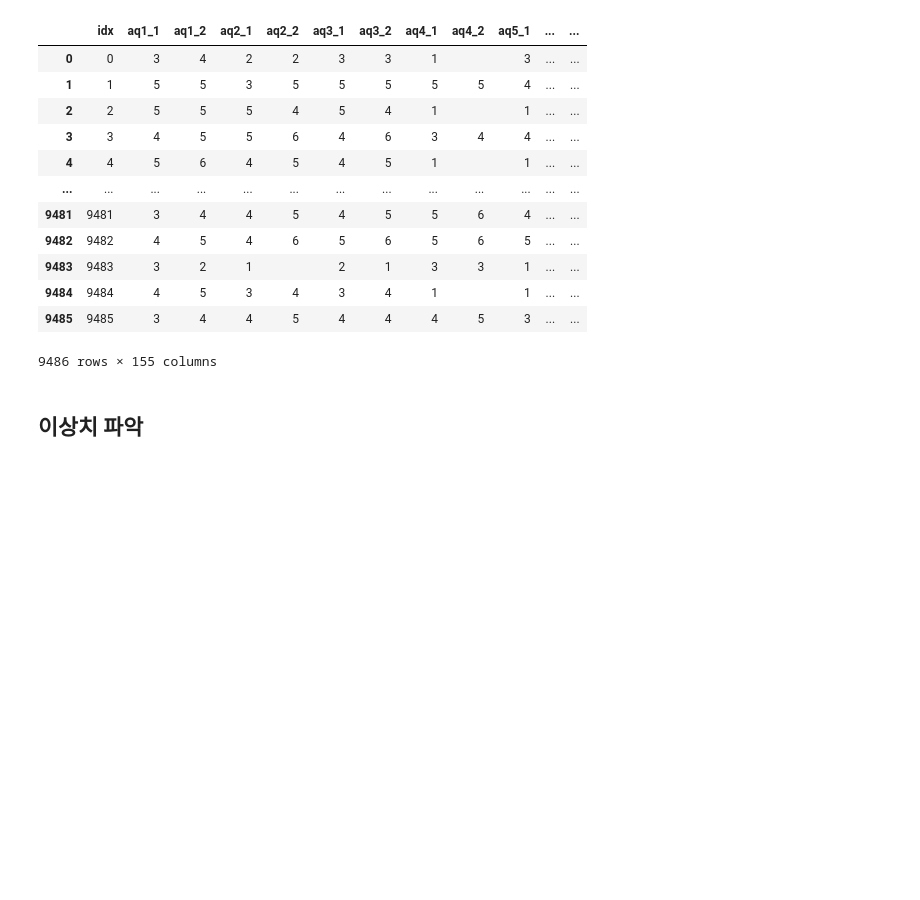
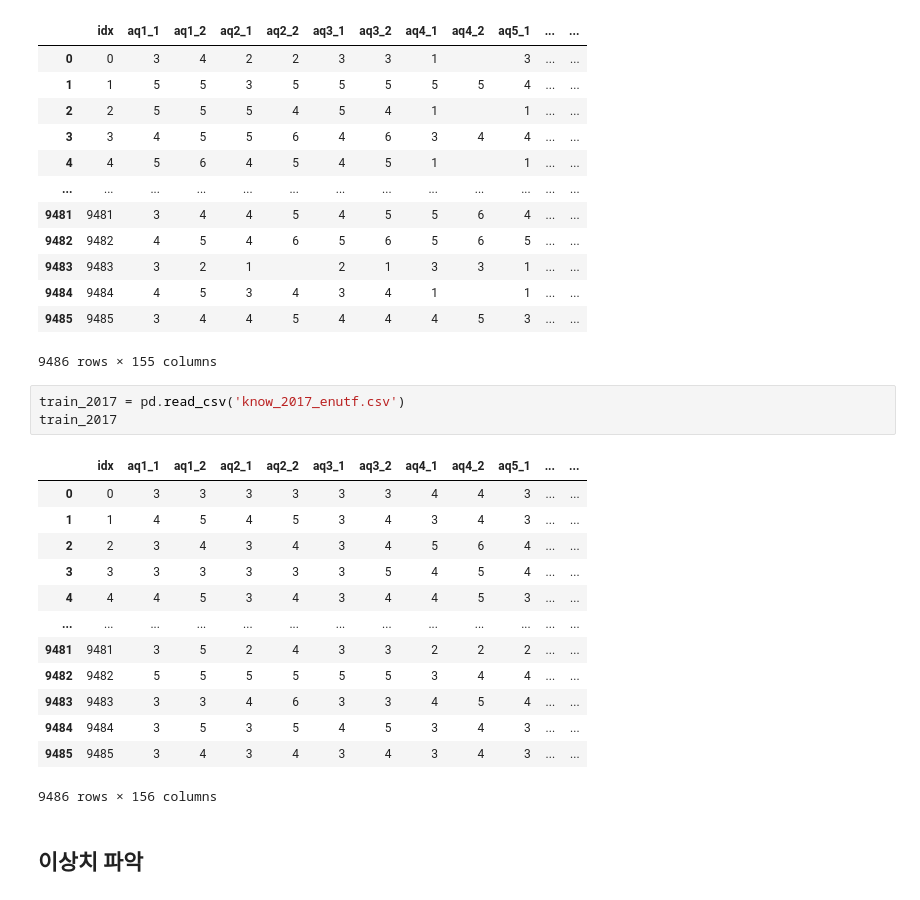
Before and after one commit to PancakeCookie/DACON-Job-Recommendation-Competition, a Jupyter notebook: preprocessing/2017/2017_test 결측치 이상치 파악.ipynb, the cells around one changed output. Drawn from its saved outputs; the diff is of its cells as text; blank space fills up the shorter version.

```diff
--- a/preprocessing/2017/2017_test 결측치 이상치 파악.ipynb
+++ b/preprocessing/2017/2017_test 결측치 이상치 파악.ipynb
@@ -18,6 +18,23 @@ test_2017
 | 9484 | 9484 | 4 | 5 | 3 | 4 | 3 | 4 | 1 |  | 1 | ... | ... |
 | 9485 | 9485 | 3 | 4 | 4 | 5 | 4 | 4 | 4 | 5 | 3 | ... | ... |
 9486 rows × 155 columns
+# %%
+train_2017 = pd.read_csv('know_2017_enutf.csv')
+train_2017
+# %% [output]
+|  | idx | aq1_1 | aq1_2 | aq2_1 | aq2_2 | aq3_1 | aq3_2 | aq4_1 | aq4_2 | aq5_1 | ... | ... |
+| 0 | 0 | 3 | 3 | 3 | 3 | 3 | 3 | 4 | 4 | 3 | ... | ... |
+| 1 | 1 | 4 | 5 | 4 | 5 | 3 | 4 | 3 | 4 | 3 | ... | ... |
+| 2 | 2 | 3 | 4 | 3 | 4 | 3 | 4 | 5 | 6 | 4 | ... | ... |
+| 3 | 3 | 3 | 3 | 3 | 3 | 3 | 5 | 4 | 5 | 4 | ... | ... |
+| 4 | 4 | 4 | 5 | 3 | 4 | 3 | 4 | 4 | 5 | 3 | ... | ... |
+| ... | ... | ... | ... | ... | ... | ... | ... | ... | ... | ... | ... | ... |
+| 9481 | 9481 | 3 | 5 | 2 | 4 | 3 | 3 | 2 | 2 | 2 | ... | ... |
+| 9482 | 9482 | 5 | 5 | 5 | 5 | 5 | 5 | 3 | 4 | 4 | ... | ... |
+| 9483 | 9483 | 3 | 3 | 4 | 6 | 3 | 3 | 4 | 5 | 4 | ... | ... |
+| 9484 | 9484 | 3 | 5 | 3 | 5 | 4 | 5 | 3 | 4 | 3 | ... | ... |
+| 9485 | 9485 | 3 | 4 | 3 | 4 | 3 | 4 | 3 | 4 | 3 | ... | ... |
+9486 rows × 156 columns
 # %% [markdown]
 ## 이상치 파악
 # %%
```
Also changed, not shown: parts of 26 cells of this notebook, 10 other files.
